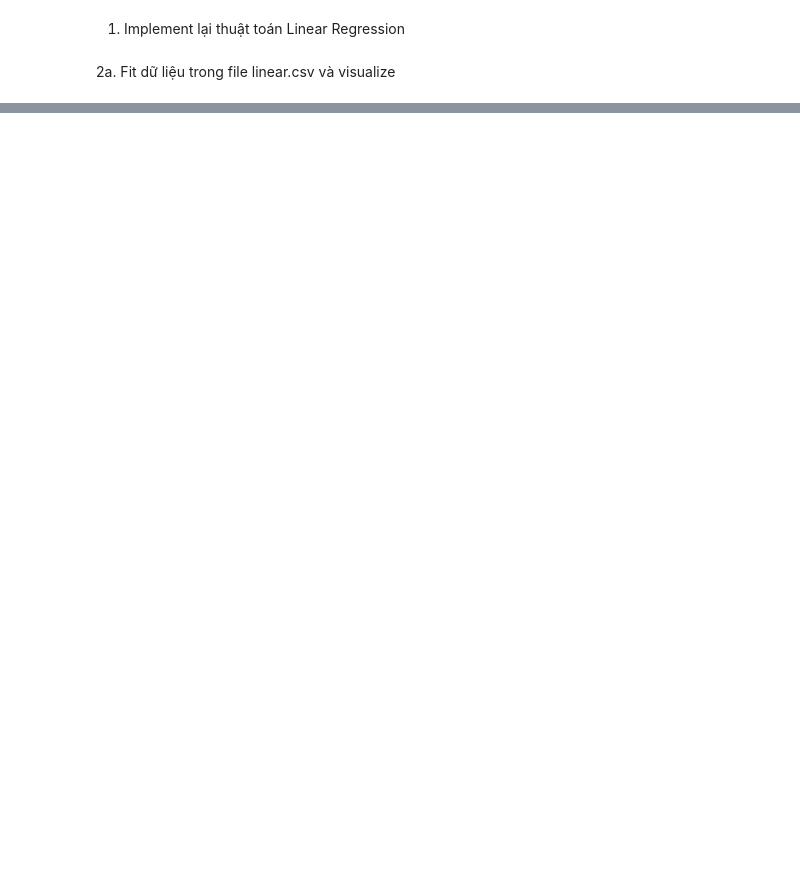
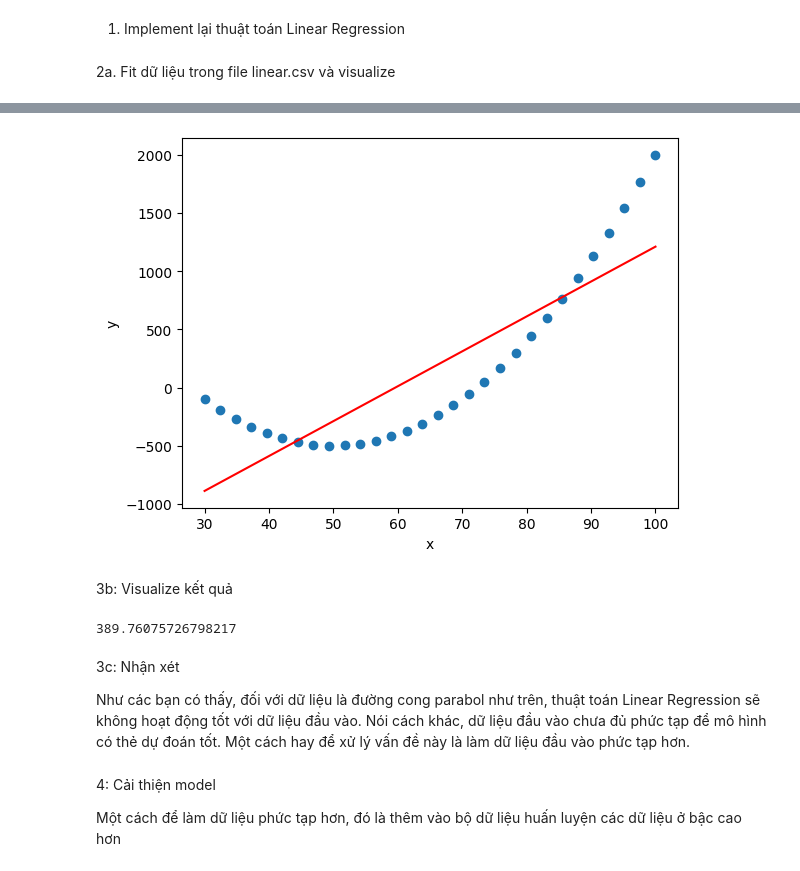
Before and after one commit to GiaHuy0704/Machine-Learning, a Jupyter notebook: Lab1/problem1-5.ipynb, the cells around one changed output, grey strips where cells are left out. Saved outputs shown, nothing was run; the diff lists cells and outputs as text; code cells hidden in the pictures; blank space fills up the shorter version.

```diff
--- a/Lab1/problem1-5.ipynb
+++ b/Lab1/problem1-5.ipynb
@@ -58,0 +98,34 @@ NameError: name 'x' is not defined
+# %%
+reg = LinearRegression(x, y, N)
+reg.fit()
+predict = reg.predict()
+# %%
+plt.plot(x, predict, 'r')
+plt.scatter(x, y)
+plt.xlabel('x')
+plt.ylabel('y')
+plt.show()
+# %% [output]
+[figure, added]
+# %% [markdown]
+3b: Visualize kết quả
+# %%
+w = reg.w
+del reg
+diff =  x * w[1] + w[0]
+error = diff - y
+# using this vectorize calculation will be much faster than using loop
+squared_error = np.power(error, 2)
+mean_squared_error = np.sum(squared_error)/N
+root_mean_squared_error = np.sqrt(mean_squared_error)
+root_mean_squared_error
+# %% [output]
+389.76075726798217
+# %% [markdown]
+3c: Nhận xét
+
+Như các bạn có thấy, đối với dữ liệu là đường cong parabol như trên, thuật toán Linear Regression sẽ không hoạt động tốt với dữ liệu đầu vào. Nói cách khác, dữ liệu đầu vào chưa đủ phức tạp để mô hình có thẻ dự đoán tốt. Một cách hay để xử lý vấn đề này là làm dữ liệu đầu vào phức tạp hơn.
+# %% [markdown]
+4: Cải thiện model
+
+Một cách để làm dữ liệu phức tạp hơn, đó là thêm vào bộ dữ liệu huấn luyện các dữ liệu ở bậc cao hơn
```
Also changed, not shown: parts of 38 cells of this notebook.
